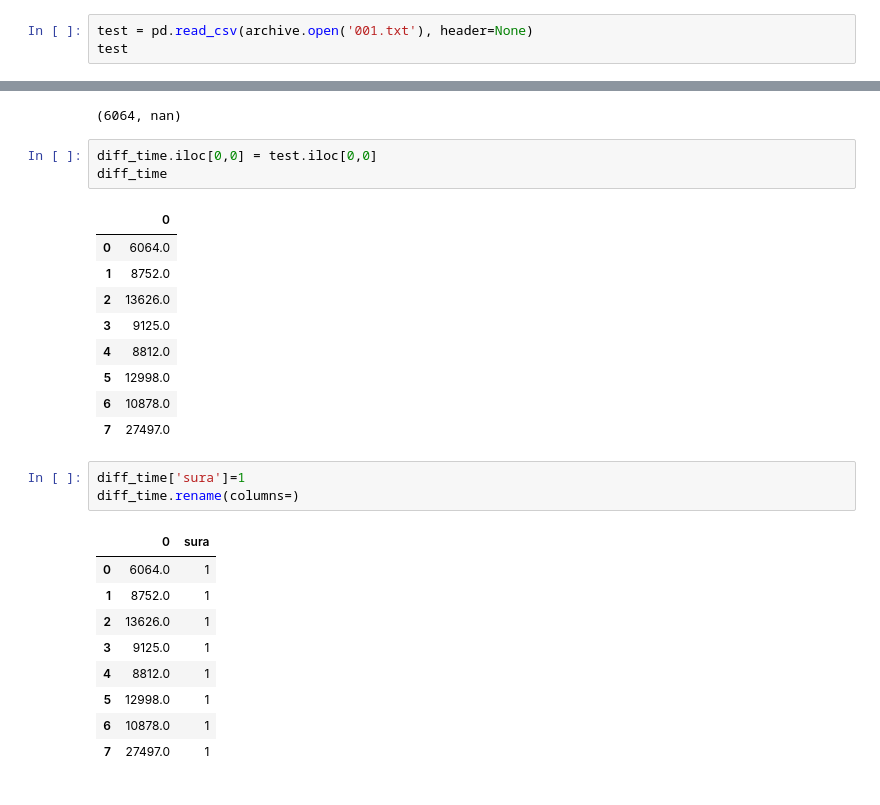
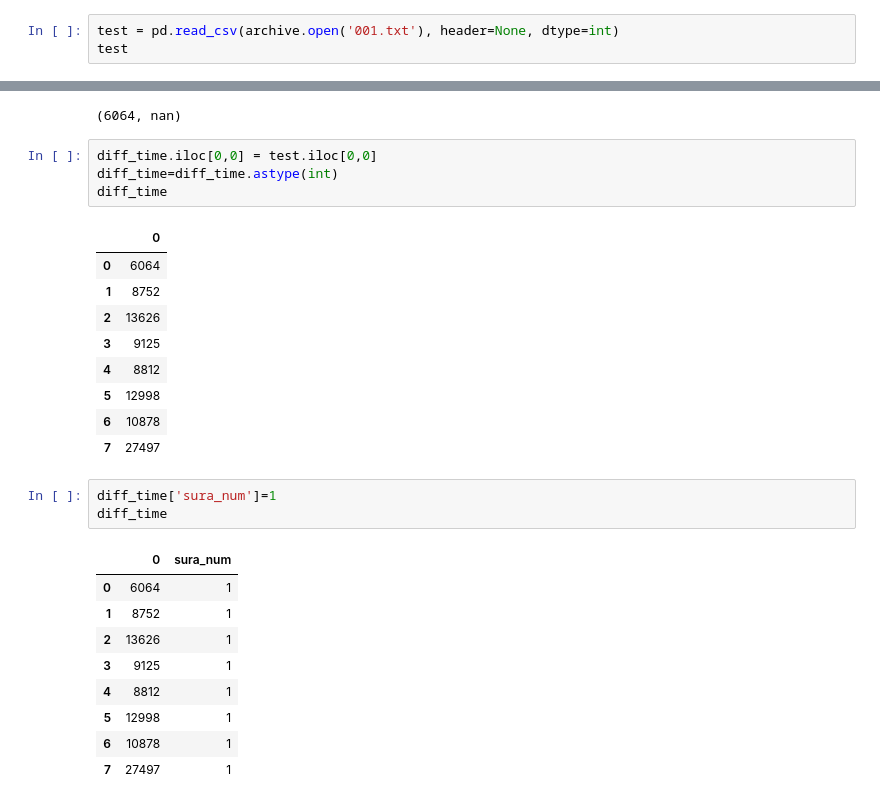
Before and after one commit to drnesr/QuranDataset, a Jupyter notebook: Code/DB_Qur_001.ipynb, the cells around one changed output, grey strips where cells are left out. Cells and saved outputs as stored; diff of their text form.

```diff
--- a/Code/DB_Qur_001.ipynb
+++ b/Code/DB_Qur_001.ipynb
@@ -56,7 +56,7 @@ print([_ for _ in archive.namelist() if len(_)==7])
 # %% [output]
 ['114.txt', '001.txt', '002.txt', '003.txt', '004.txt', '005.txt', '006.txt', '007.txt', '008.txt', '009.txt', '010.txt', '011.txt', '012.txt', '013.txt', '014.txt', '015.txt', '016.txt', '017.txt', ' ...
 # %%
-test = pd.read_csv(archive.open('001.txt'), header=None)
+test = pd.read_csv(archive.open('001.txt'), header=None, dtype=int)
 test
 # %% [output]
 |  | 0 |
@@ -87,27 +87,28 @@ test.iloc[0,0], diff_time.iloc[0,0]
 (6064, nan)
 # %%
 diff_time.iloc[0,0] = test.iloc[0,0]
+diff_time=diff_time.astype(int)
 diff_time
 # %% [output]
 |  | 0 |
-| 0 | 6064.0 |
-| 1 | 8752.0 |
-| 2 | 13626.0 |
-| 3 | 9125.0 |
-| 4 | 8812.0 |
-| 5 | 12998.0 |
-| 6 | 10878.0 |
-| 7 | 27497.0 |
+| 0 | 6064 |
+| 1 | 8752 |
+| 2 | 13626 |
+| 3 | 9125 |
+| 4 | 8812 |
+| 5 | 12998 |
+| 6 | 10878 |
+| 7 | 27497 |
 # %%
-diff_time['sura']=1
-diff_time.rename(columns=)
+diff_time['sura_num']=1
+diff_time
 # %% [output]
-|  | 0 | sura |
-| 0 | 6064.0 | 1 |
-| 1 | 8752.0 | 1 |
-| 2 | 13626.0 | 1 |
-| 3 | 9125.0 | 1 |
-| 4 | 8812.0 | 1 |
-| 5 | 12998.0 | 1 |
-| 6 | 10878.0 | 1 |
-| 7 | 27497.0 | 1 |
+|  | 0 | sura_num |
+| 0 | 6064 | 1 |
+| 1 | 8752 | 1 |
+| 2 | 13626 | 1 |
+| 3 | 9125 | 1 |
+| 4 | 8812 | 1 |
+| 5 | 12998 | 1 |
+| 6 | 10878 | 1 |
+| 7 | 27497 | 1 |
```
Also changed, not shown: parts of 8 cells of this notebook, 1 other file.
